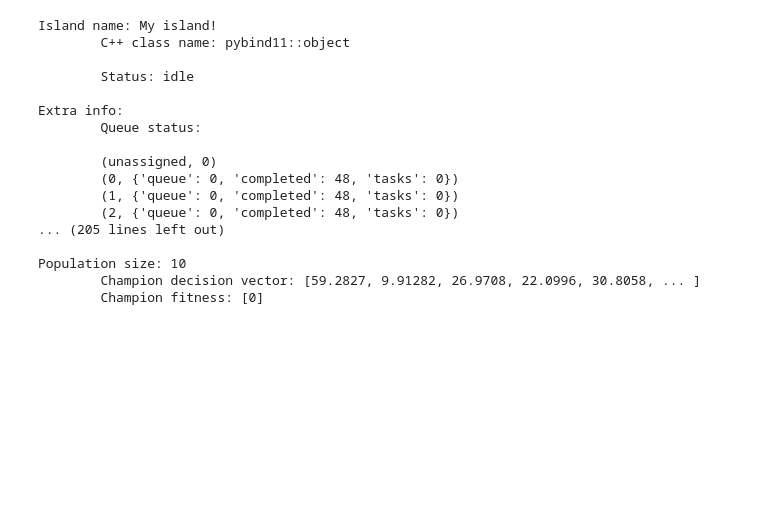
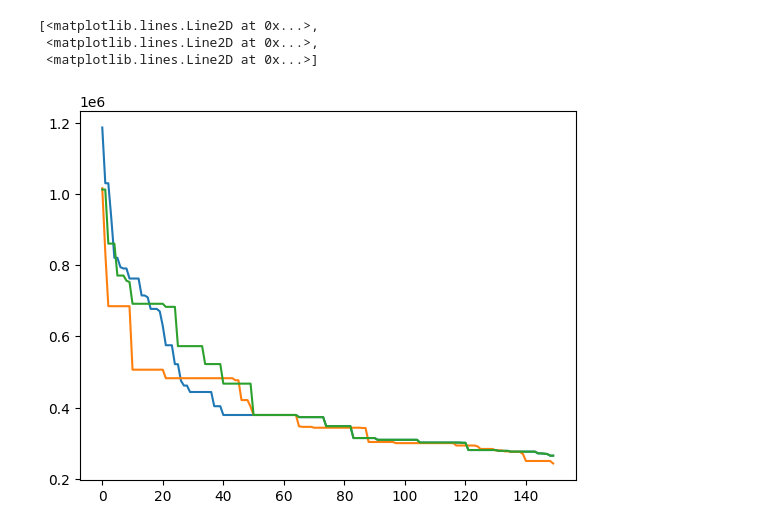
Before and after one commit to carothersresearch/ECFERS, a Jupyter notebook: pygmo_test.ipynb, the cells around one changed output. Drawn from its saved outputs; the diff is of its cells as text; code cells hidden in the pictures; blank space fills up the shorter version.

```diff
--- a/pygmo_test.ipynb
+++ b/pygmo_test.ipynb
@@ -110,3 +60,20 @@ archi = pg.archipelago(n=3,algo=a_cstrs_sa, prob=p_toy, pop_size=10, udi = udi)
+# %%
+udi = pg.ipyparallel_island()
+udi.init_view(client_kwargs={'profile':'cheme-ecfers'})
+
+udbfe = pg.ipyparallel_bfe()
+udbfe.init_view(client_kwargs={'profile':'cheme-ecfers'})
+
+a = pg.pso_gen(gen=50)
+a.set_bfe(pg.bfe(udbfe))
+algo = pg.algorithm(a)
+algo.set_verbosity(1)
+
+prob = pg.problem(SBMLGlobalFit(model = modelfile, data = result[:,1:].__array__(), parameters=parameter_values, settings=None))
+# prob = pg.problem(pg.rosenbrock(dim=10))
+
+# my_island = pg.island(udi = udi, algo = algo, prob = prob, size =10, b = pg.bfe(udbfe), r_pol = pg.fair_replace(0.1), s_pol = pg.select_best(0.1))
+archi = pg.archipelago(n=3,t=pg.ring(), algo=algo, prob=prob, pop_size=100, udi = udi, b = udbfe, r_pol = pg.fair_replace(0.1), s_pol = pg.select_best(0.1))
 # %%
 archi
 # %% [output]
@@ -130,20 +93,14 @@ archi.wait_check()
-# %%
-archi[0]
-# %% [output]
-Island name: My island!
-        C++ class name: pybind11::object
-
-        Status: idle
-
-Extra info:
-        Queue status:
-
-        (unassigned, 0)
-        (0, {'queue': 0, 'completed': 48, 'tasks': 0})
-        (1, {'queue': 0, 'completed': 48, 'tasks': 0})
-        (2, {'queue': 0, 'completed': 48, 'tasks': 0})
-... (205 lines left out)
-
-Population size: 10
-        Champion decision vector: [59.2827, 9.91282, 26.9708, 22.0996, 30.8058, ... ]
-        Champion fitness: [0]
+# %%
+res =  []
+for i in range(3):
+    archi.evolve()
+    archi.wait_check()
+    res.append(np.array([a.get_algorithm().extract(pg.pso_gen).get_log()for a in archi]))
+results = np.concatenate(res,axis=1)
+# %%
+plt.plot(results[:,:,2].T)
+# %% [output]
+[<matplotlib.lines.Line2D at 0x...>,
+ <matplotlib.lines.Line2D at 0x...>,
+ <matplotlib.lines.Line2D at 0x...>]
+[figure, added]
```
Also changed, not shown: parts of 12 cells of this notebook, 1 other file.
